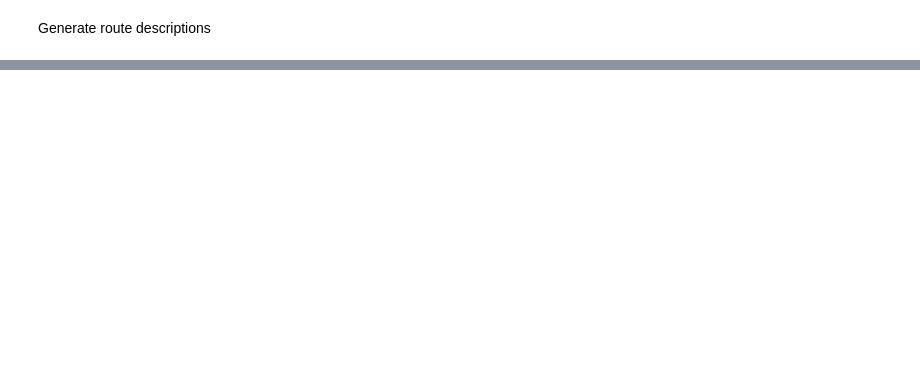
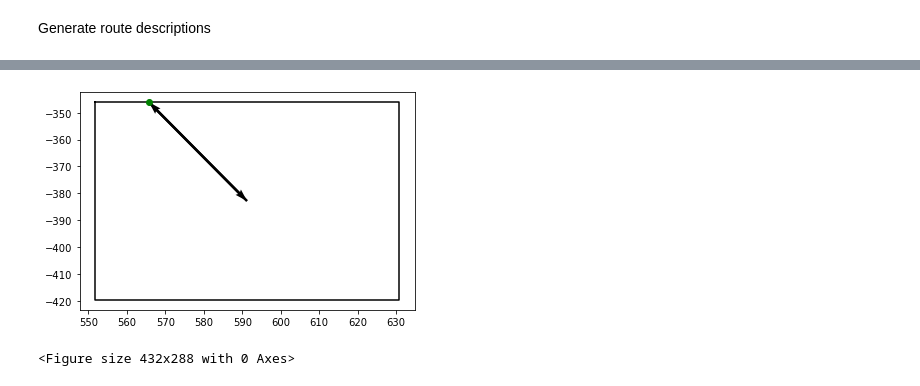
Before and after one commit to hamzeiehsan/indoor_view_graph, a Jupyter notebook: TestGraph.ipynb, the cells around one changed output, grey strips where cells are left out. Drawn from its saved outputs; the diff is of its cells as text; code cells hidden in the pictures; blank space fills up the shorter version.

```diff
--- a/TestGraph.ipynb
+++ b/TestGraph.ipynb
@@ -276,0 +311,12 @@ Utility.calculate_bearing(v2)  # todo: Really? I don't think this is correct?
+# %%
+def plot_all_views_container(idx):
+    plotter = Plotter()
+    plotter.add_isovist(isovist_objects[idx])
+    plotter.add_views(vgs[idx].rviews.values())
+    plotter.show(False)
+    plotter.close()
+
+plot_all_views_container(3)
+# %% [output]
+[figure, added]
+<Figure size 432x288 with 0 Axes>
```
Also changed, not shown: parts of 24 cells of this notebook, 6 other files.
